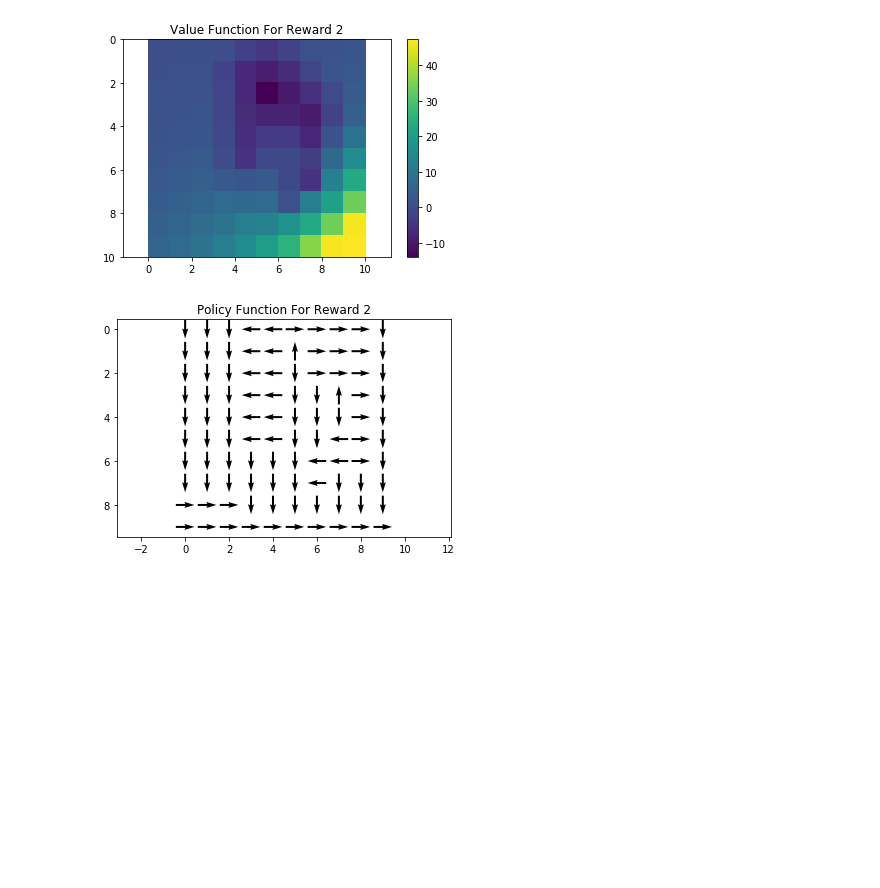
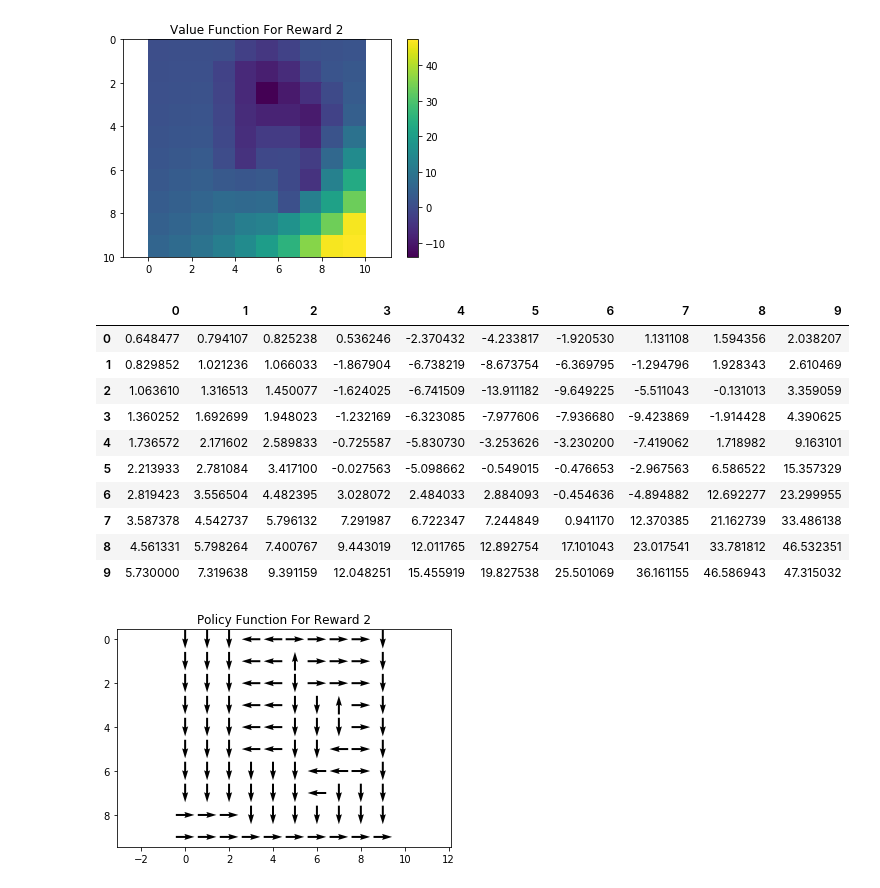
Before and after one commit to nsnguyen/ECE-232E, a Jupyter notebook: project_3/p3_v3.ipynb, the cells around one changed output. Saved outputs shown, nothing was run; the diff lists cells and outputs as text; code cells hidden in the pictures; blank space fills up the shorter version.

```diff
--- a/project_3/p3_v3.ipynb
+++ b/project_3/p3_v3.ipynb
@@ -205,6 +221,20 @@ V_2,P_2 = value_iteration(reward_table_2, estimation_step, random_action_prob, g
 plot_heat_map(V_2, "Value Function For Reward 2")
 # %% [output]
 [figure]
+# %%
+pd.DataFrame(V_2)
+# %% [output]
+|  | 0 | 1 | 2 | 3 | 4 | 5 | 6 | 7 | 8 | 9 |
+| 0 | 0.648477 | 0.794107 | 0.825238 | 0.536246 | -2.370432 | -4.233817 | -1.920530 | 1.131108 | 1.594356 | 2.038207 |
+| 1 | 0.829852 | 1.021236 | 1.066033 | -1.867904 | -6.738219 | -8.673754 | -6.369795 | -1.294796 | 1.928343 | 2.610469 |
+| 2 | 1.063610 | 1.316513 | 1.450077 | -1.624025 | -6.741509 | -13.911182 | -9.649225 | -5.511043 | -0.131013 | 3.359059 |
+| 3 | 1.360252 | 1.692699 | 1.948023 | -1.232169 | -6.323085 | -7.977606 | -7.936680 | -9.423869 | -1.914428 | 4.390625 |
+| 4 | 1.736572 | 2.171602 | 2.589833 | -0.725587 | -5.830730 | -3.253626 | -3.230200 | -7.419062 | 1.718982 | 9.163101 |
+| 5 | 2.213933 | 2.781084 | 3.417100 | -0.027563 | -5.098662 | -0.549015 | -0.476653 | -2.967563 | 6.586522 | 15.357329 |
+| 6 | 2.819423 | 3.556504 | 4.482395 | 3.028072 | 2.484033 | 2.884093 | -0.454636 | -4.894882 | 12.692277 | 23.299955 |
+| 7 | 3.587378 | 4.542737 | 5.796132 | 7.291987 | 6.722347 | 7.244849 | 0.941170 | 12.370385 | 21.162739 | 33.486138 |
+| 8 | 4.561331 | 5.798264 | 7.400767 | 9.443019 | 12.011765 | 12.892754 | 17.101043 | 23.017541 | 33.781812 | 46.532351 |
+| 9 | 5.730000 | 7.319638 | 9.391159 | 12.048251 | 15.455919 | 19.827538 | 25.501069 | 36.161155 | 46.586943 | 47.315032 |
 # %%
 # Question 8: Explain the distribution
 
```
Also changed, not shown: parts of 7 cells of this notebook, 1 other file.
